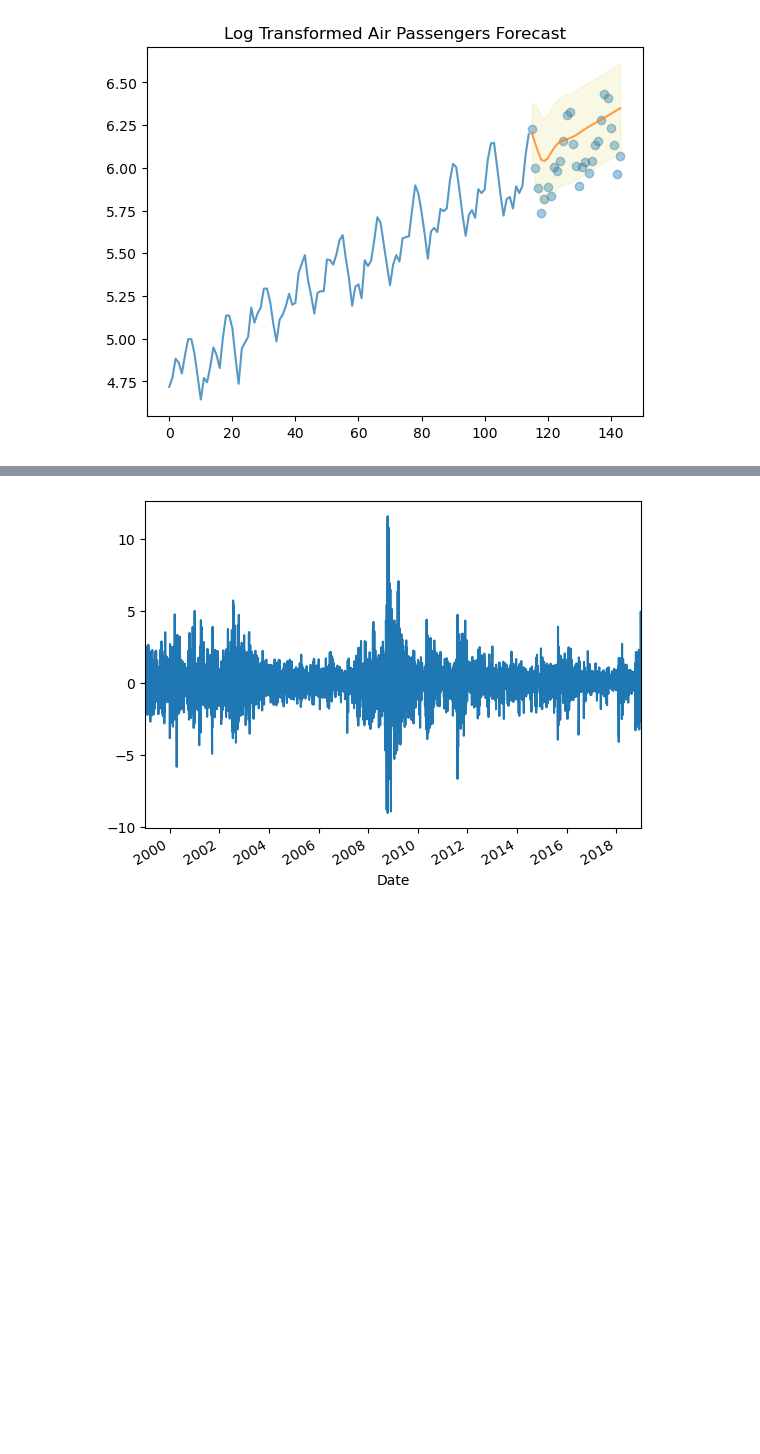
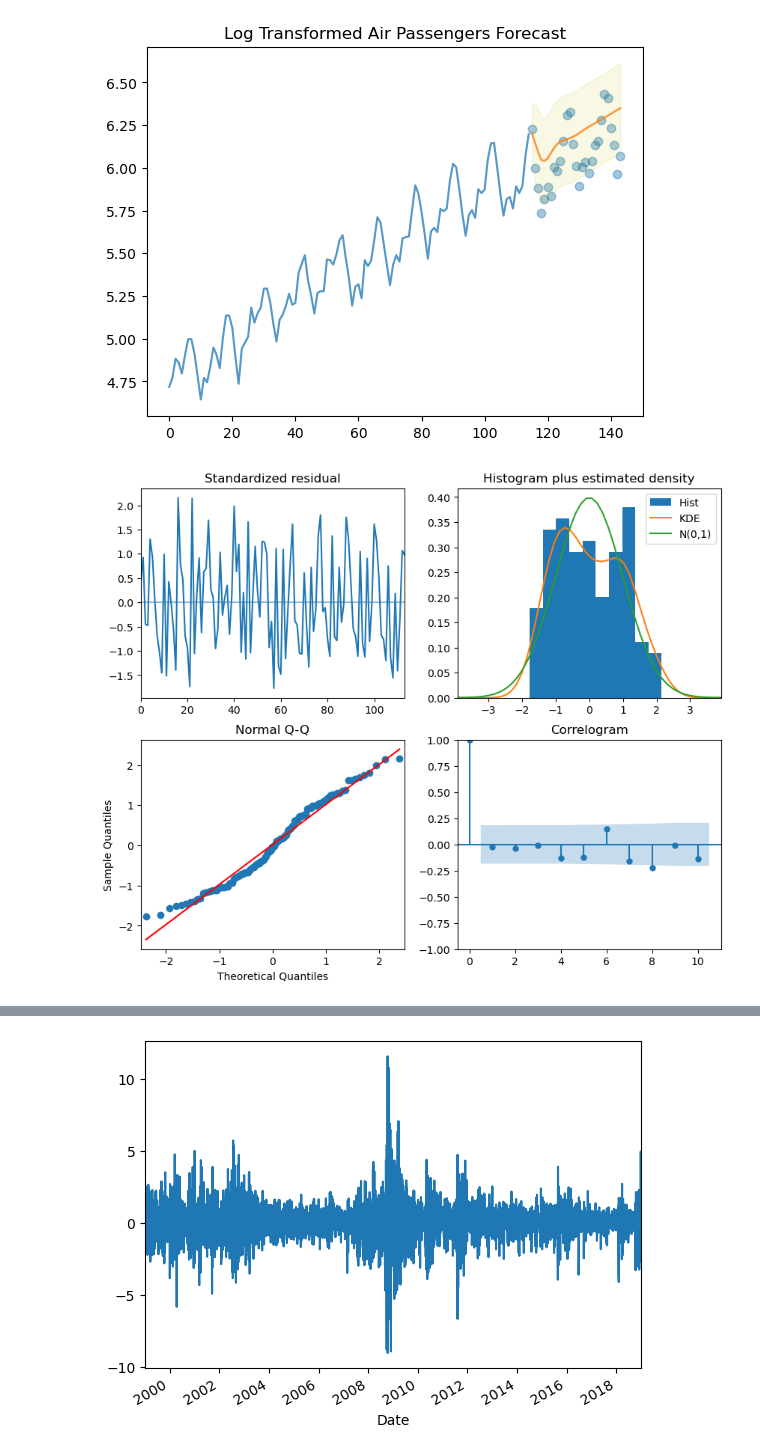
Before and after one commit to milkpotato1000/modulabs_projects, a Jupyter notebook: time_series/250911_02_ARIMA_ARCH_miniproject.ipynb, the cells around one changed output, grey strips where cells are left out. Cells and saved outputs as stored; diff of their text form; code cells hidden in the pictures; blank space fills up the shorter version.

```diff
--- a/time_series/250911_02_ARIMA_ARCH_miniproject.ipynb
+++ b/time_series/250911_02_ARIMA_ARCH_miniproject.ipynb
@@ -190,3 +169,8 @@ plt.title("Log Transformed Air Passengers Forecast") # plot의 제목
 plt.show() # 4개의 plot을 시각화 합니다.
 # %% [output]
 [figure]
+# %%
+res.model_.plot_diagnostics(figsize=(10,8))
+plt.show()
+# %% [output]
+[figure, added]
```
Also changed, not shown: parts of 10 cells of this notebook.
